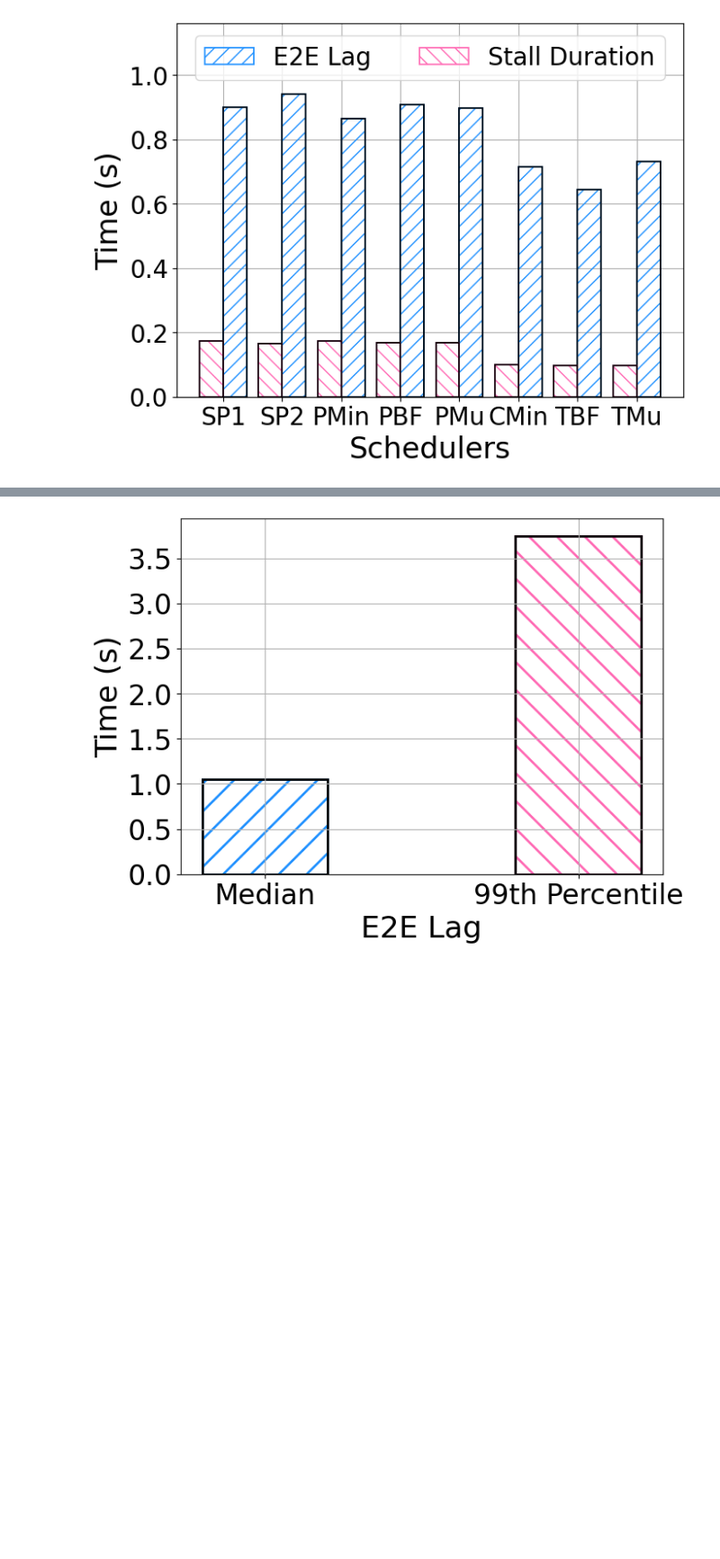
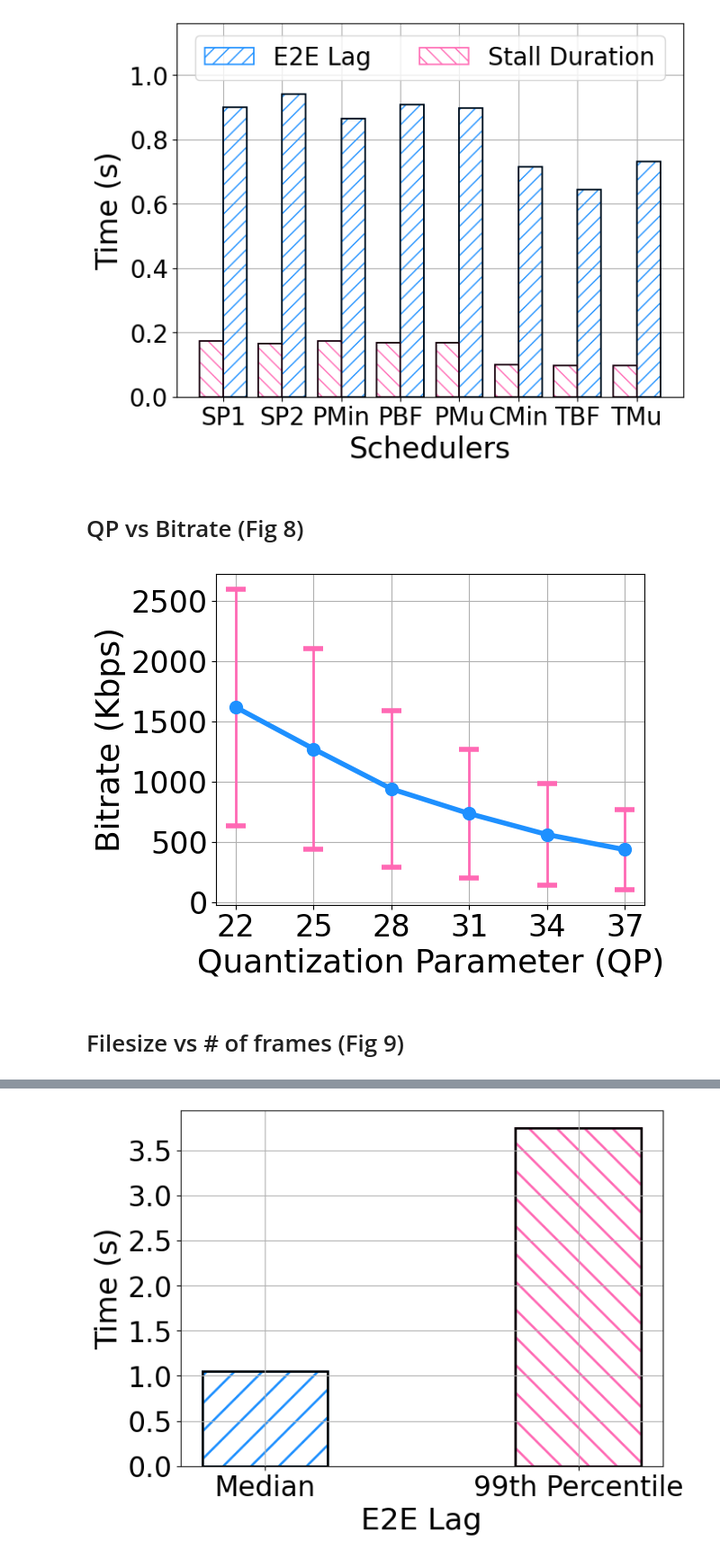
Before and after one commit to shubhamchdhary/COMPACT, a Jupyter notebook: generateResults.ipynb, the cells around one changed output, grey strips where cells are left out. Shown at 90% size. Saved outputs shown, nothing was run; the diff lists cells and outputs as text; code cells hidden in the pictures; blank space fills up the shorter version.

```diff
--- a/generateResults.ipynb
+++ b/generateResults.ipynb
@@ -98,3 +148,5 @@ plt.legend(fontsize=20, ncol=2, loc="upper center")
 # %% [output]
 <matplotlib.legend.Legend at 0x...>
 [figure]
+# %% [markdown]
+# QP vs Bitrate (Fig 8)
@@ -100,0 +163,16 @@ plt.legend(fontsize=20, ncol=2, loc="upper center")
+# %%
+# Plotting
+qp = [22, 25, 28, 31, 34, 37]
+# plt.plot(brs_mean)
+plt.errorbar(x=np.arange(len(qp)), y=brs_mean, yerr=brs_stds, fmt="-o", capsize=8, ecolor="hotpink", color="dodgerblue", elinewidth=2, linewidth=4, capthick=4, markersize=10)
+plt.grid()
+plt.xlabel("Quantization Parameter (QP)", fontsize=26)
+plt.ylabel("Bitrate (Kbps)", fontsize=26)
+plt.xticks([i for i in range(len(qp))], qp, fontsize=24)
+plt.yticks(fontsize=24)
+plt.tight_layout()
+# plt.savefig(f"Results/Plots/br_vs_qp_curve.pdf", bbox_inches="tight")
+# %% [output]
+[figure, added]
+# %% [markdown]
+# Filesize vs # of frames (Fig 9)
```
Also changed, not shown: parts of 26 cells of this notebook.
